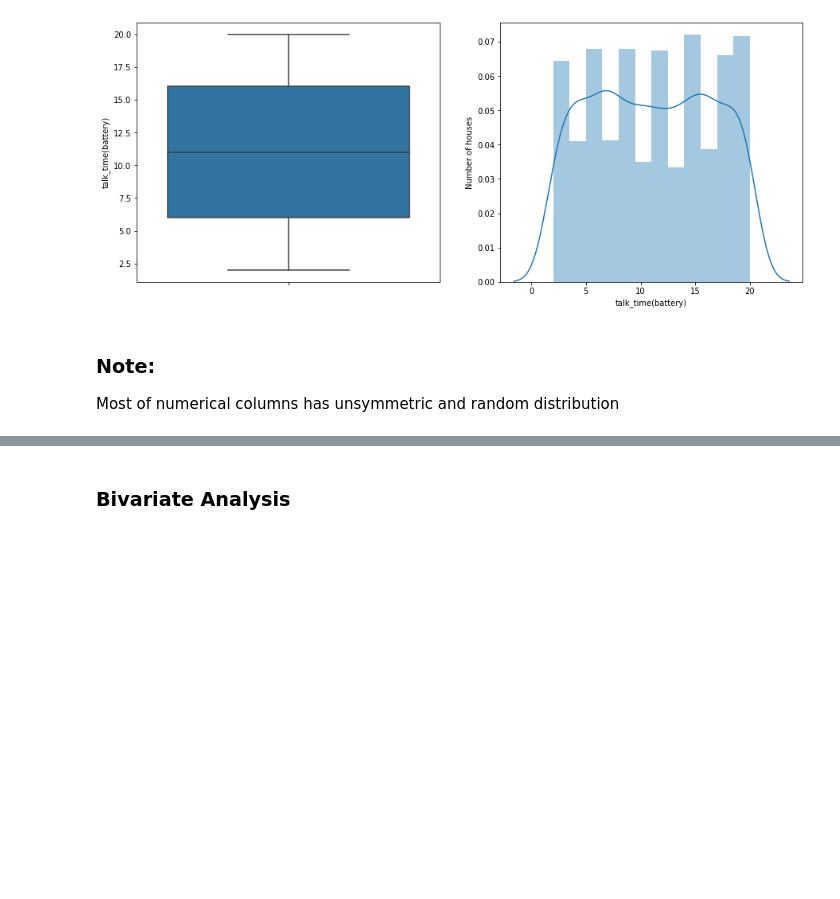
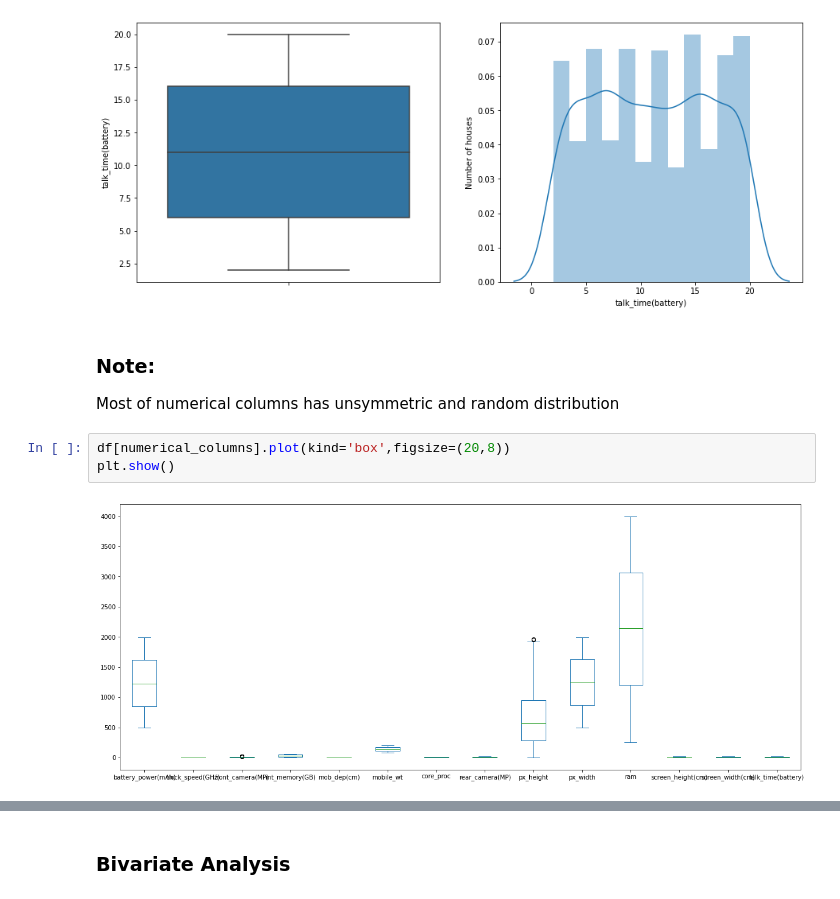
Before and after one commit to khalid-data-aspirant42/Mobile-Price-Prediction, a Jupyter notebook: Mobile_price_range_prediction.ipynb, the cells around one changed output, grey strips where cells are left out. Saved outputs shown, nothing was run; the diff lists cells and outputs as text; blank space fills up the shorter version.

```diff
--- a/Mobile_price_range_prediction.ipynb
+++ b/Mobile_price_range_prediction.ipynb
@@ -303,3 +316,8 @@ for var in numerical_columns:
 # %% [markdown]
 ### Note:
 Most of numerical columns has unsymmetric and random distribution
+# %%
+df[numerical_columns].plot(kind='box',figsize=(20,8))
+plt.show()
+# %% [output]
+[figure, new version]
```
Also changed, not shown: parts of 41 cells of this notebook.
